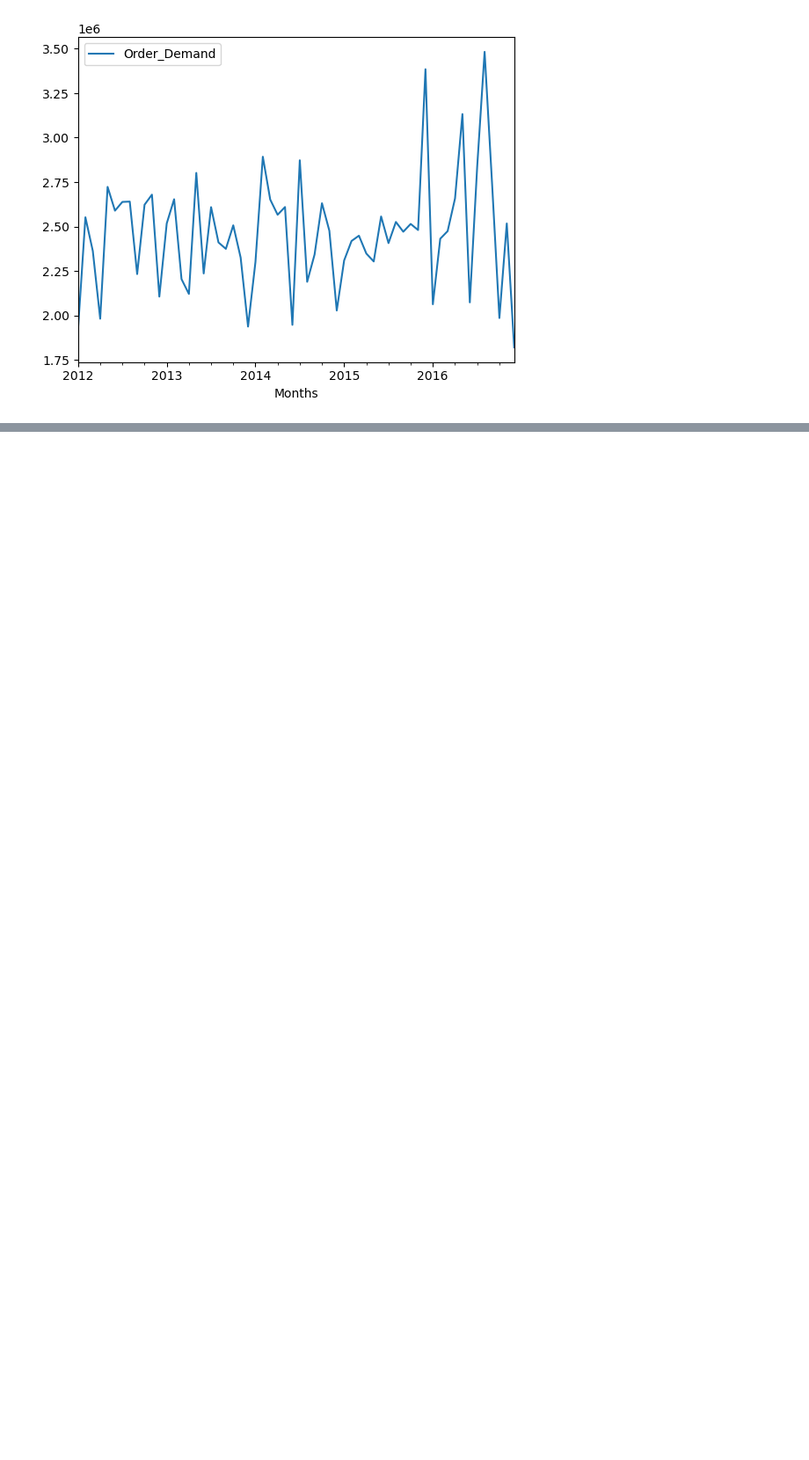
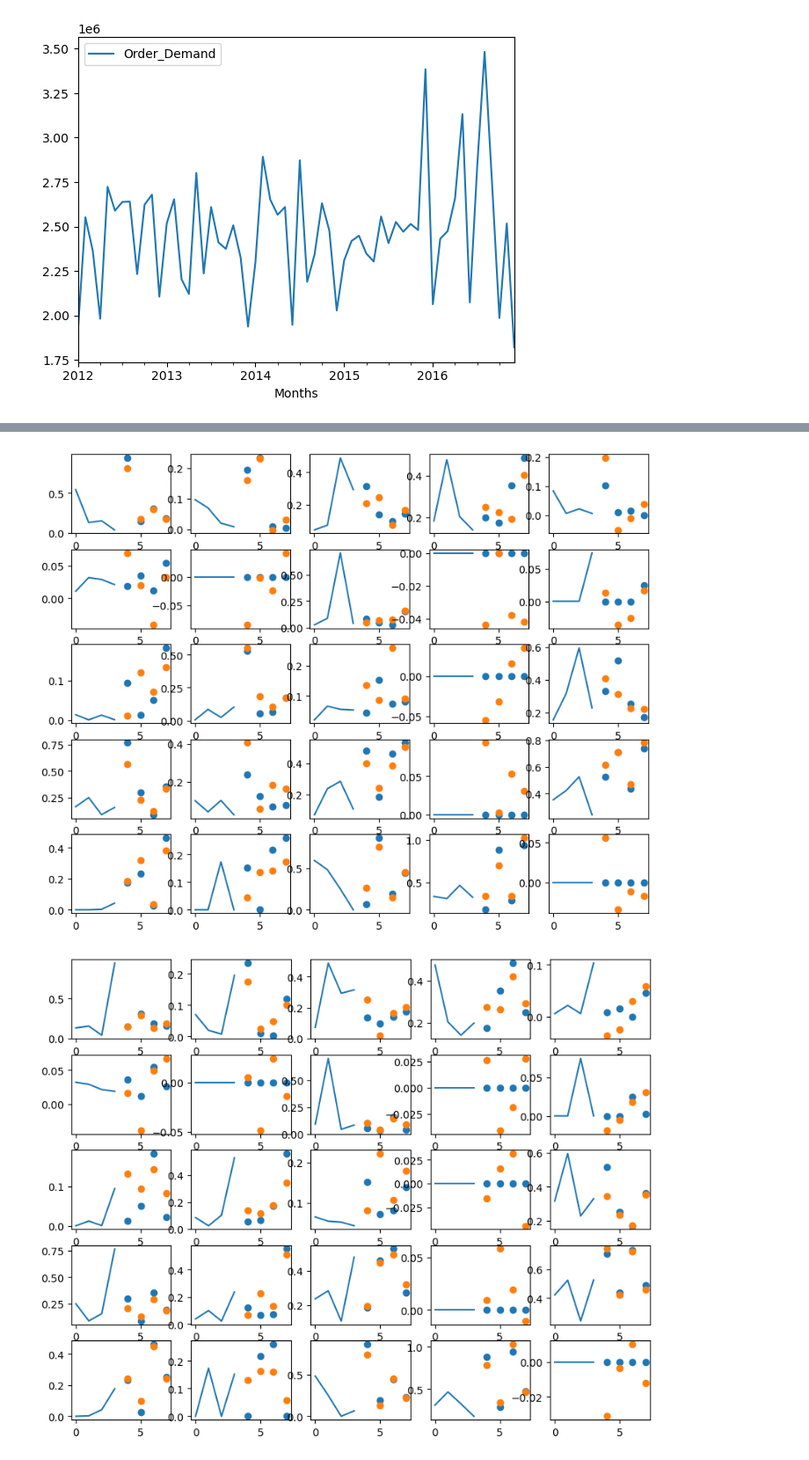
Before and after one commit to dkohlsdorf/sagemaker_experiments, a Jupyter notebook: notebooks/Seasons.ipynb, the cells around one changed output, grey strips where cells are left out. Shown at 88% size. Drawn from its saved outputs; the diff is of its cells as text; code cells hidden in the pictures; blank space fills up the shorter version.

```diff
--- a/notebooks/Seasons.ipynb
+++ b/notebooks/Seasons.ipynb
@@ -42,0 +71,12 @@ plt.show()
+# %%
+def data():
+    X = scaled_data
+    inputs = []
+    predictions = []
+    for i in range(History, len(X)-History):
+        x_input = X[i-History:i]
+        z = X[i:i+History]
+        inputs.append(x_input)
+        predictions.append(z)
+    return np.array(inputs), np.array(predictions)
+i,l = data()
@@ -42,0 +162,16 @@ plt.show()
+# %%
+for k in range(0, 10):
+    plt.figure(figsize=(10, 8))
+    for j in range(0, 25):
+        plt.subplot(5,5, j + 1)
+        gt = list(i[k,:,j])
+        x  = np.arange(History,2 * History)
+        y  = list(l[k,:,j])
+        _y = model(i[k].reshape((1,4,25)))[0,:,j]
+        plt.plot(gt)
+        plt.scatter(x, y)
+        plt.scatter(x, _y)
+    plt.show()
+# %% [output]
+[figure, added]
+[figure, added]
```
Also changed, not shown: parts of 13 cells of this notebook.
